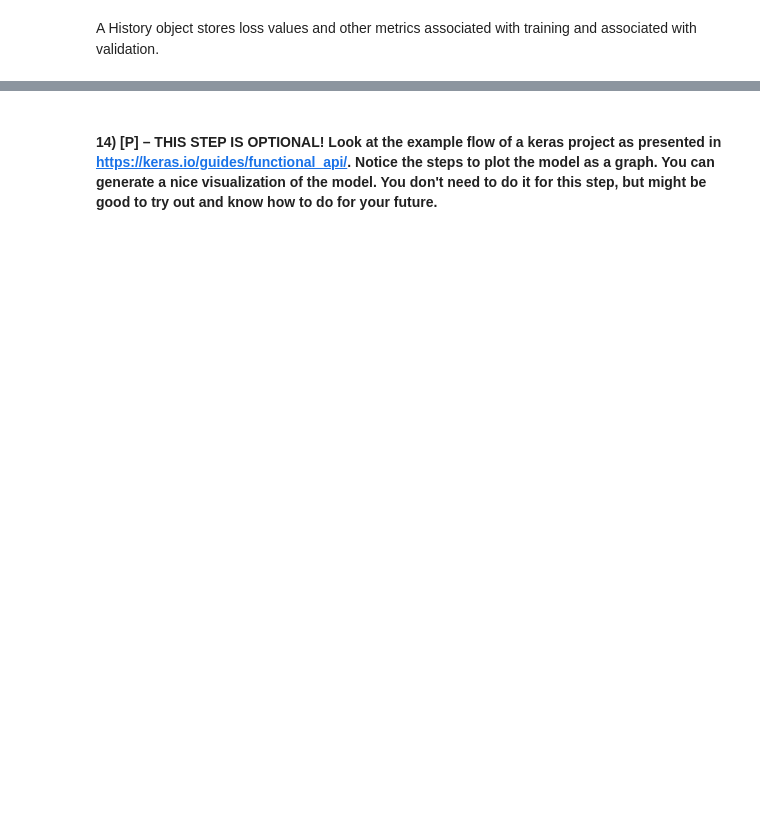
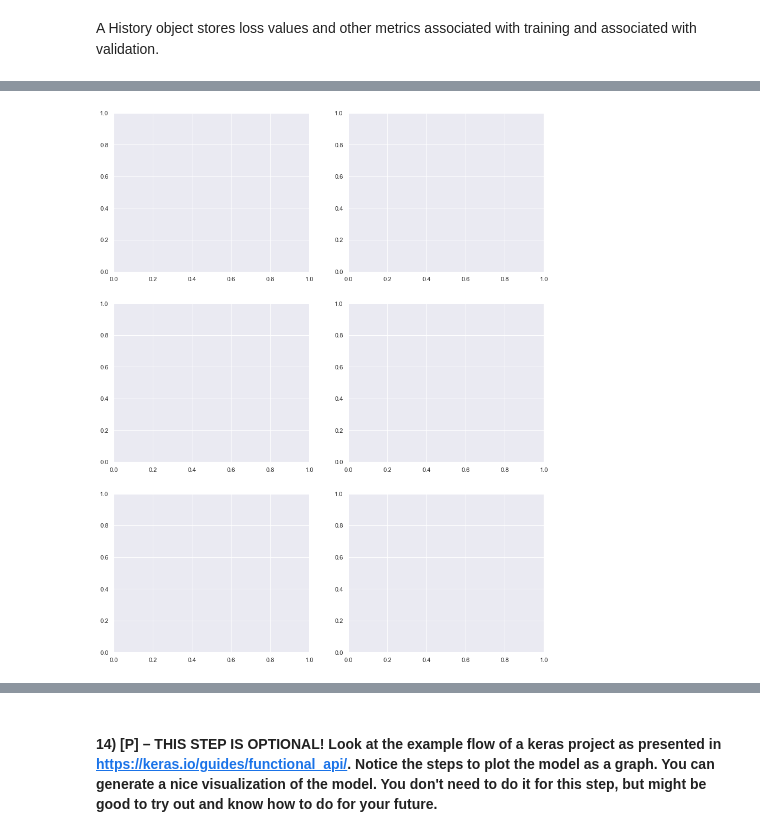
Before and after one commit to ks061/data-mining, a Jupyter notebook: labs/lab11.ipynb, the cells around one changed output, grey strips where cells are left out. Cells and saved outputs as stored; diff of their text form; code cells hidden in the pictures; blank space fills up the shorter version.

```diff
--- a/labs/lab11.ipynb
+++ b/labs/lab11.ipynb
@@ -452,0 +501,11 @@ plt.show()
+# %%
+# recreating plots in one figure (can't reassign axes to another figure in matplotlib)
+# for further comparisons in this lab
+fig, ax = plt.subplots(
+    nrows=3,
+    ncols=2,
+    figsize=(14, 18), # keeping this as the main fig for adding subplots for comparisons hereafter
+    squeeze=False
+)
+# %% [output]
+[figure, added]
```
Also changed, not shown: parts of 41 cells of this notebook, 1 other file.
